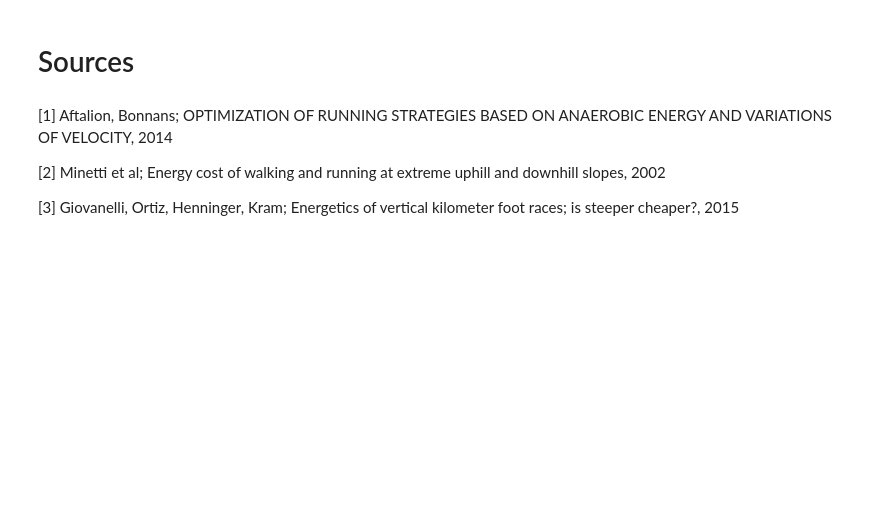
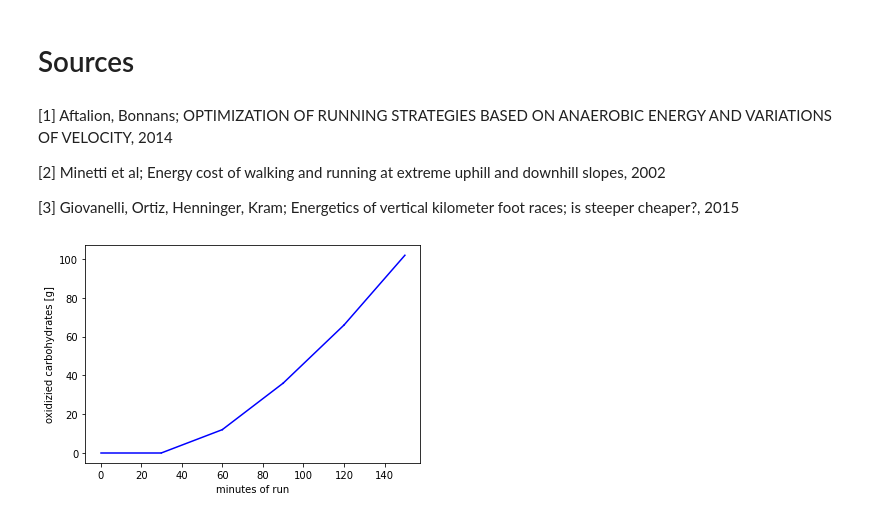
Before and after one commit to bognaj/trail_running, a Jupyter notebook: src/idea.ipynb, the cells around one changed output. Drawn from its saved outputs; the diff is of its cells as text; code cells hidden in the pictures; blank space fills up the shorter version.

```diff
--- a/src/idea.ipynb
+++ b/src/idea.ipynb
@@ -61,0 +65,24 @@ CONTINOUS VERSION
+# %%
+x1 = np.linspace(0, 30, 100)
+x2 = np.linspace(30, 60, 100)
+x3 = np.linspace(60, 90, 100)
+x4 = np.linspace(90, 120, 100)
+x5 = np.linspace(120, 150, 100)
+x6 = np.linspace(150, 180, 100)
+# %%
+y1 = x1 * 0
+y2 = x2 * 0.4 - 30 * 0.4
+y3 = x3 * 0.8 - (60 * 0.8 - 30 * 0.4)
+y4 = x4 * 1 - (90 * 1 - (60 * 0.8 - 30 * 0.4))
+y5 = x5 * 1.2 - (120 * 1.2 - y4[-1])
+# %%
+plt.plot(x1, y1, 'b')
+plt.plot(x2, y2, 'b')
+plt.plot(x3, y3, 'b')
+plt.plot(x4, y4, 'b')
+plt.plot(x5, y5, 'b')
+plt.xlabel("minutes of run")
+plt.ylabel("oxidizied carbohydrates [g]")
+plt.show()
+# %% [output]
+[figure, added]
```
Also changed, not shown: parts of 1 cell of this notebook, 4 other files.
